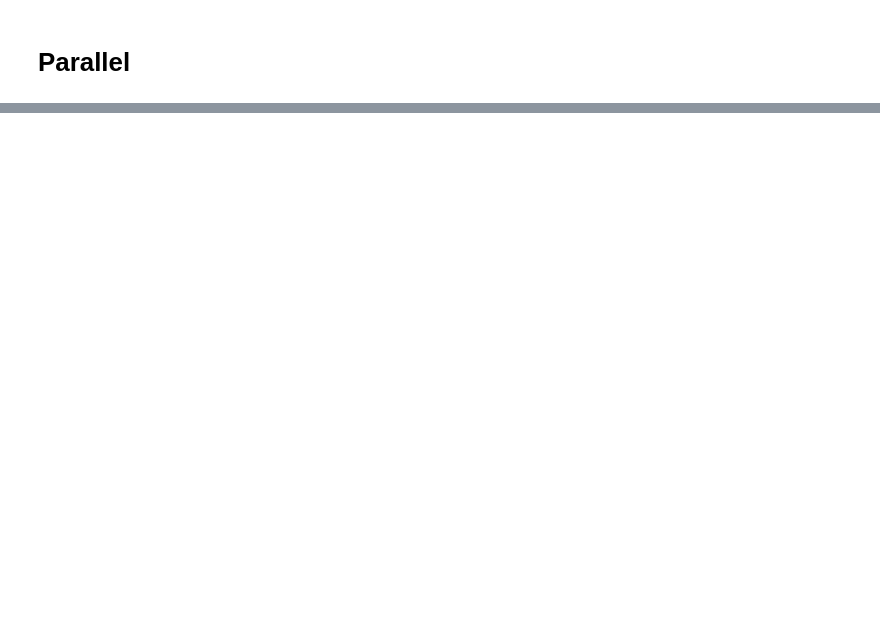
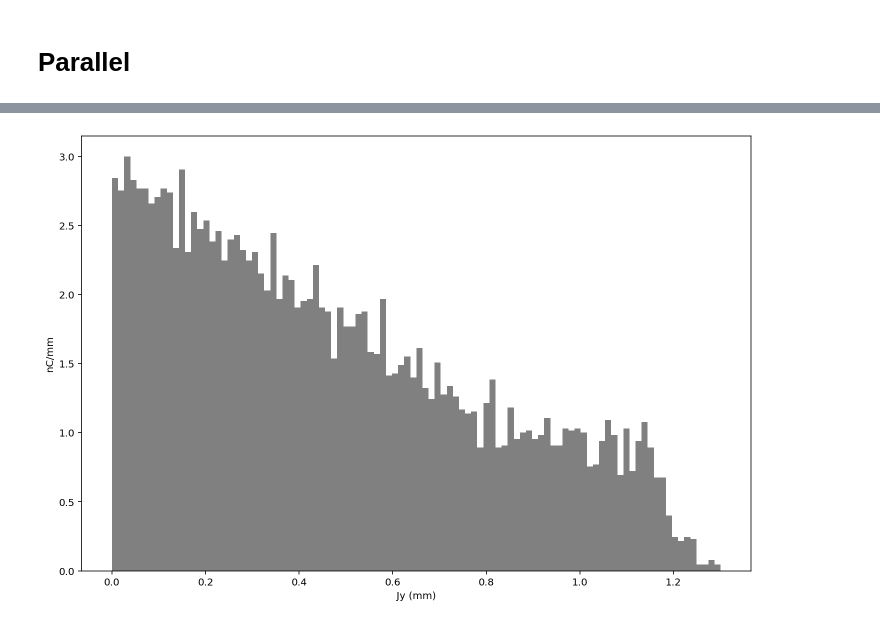
Before and after one commit to slaclab/facet2-lattice, a Jupyter notebook: impact/models/f2e_inj/scan-solenoid.ipynb, the cells around one changed output, grey strips where cells are left out. Drawn from its saved outputs; the diff is of its cells as text; code cells hidden in the pictures; blank space fills up the shorter version.

```diff
--- a/impact/models/f2e_inj/scan-solenoid.ipynb
+++ b/impact/models/f2e_inj/scan-solenoid.ipynb
@@ -155,0 +215,4 @@ plt.plot(xlist, emits)
+# %%
+results[1].particles['final_particles'].plot('Jy')
+# %% [output]
+[figure, added]
```
Also changed, not shown: parts of 18 cells of this notebook, 3 other files.
